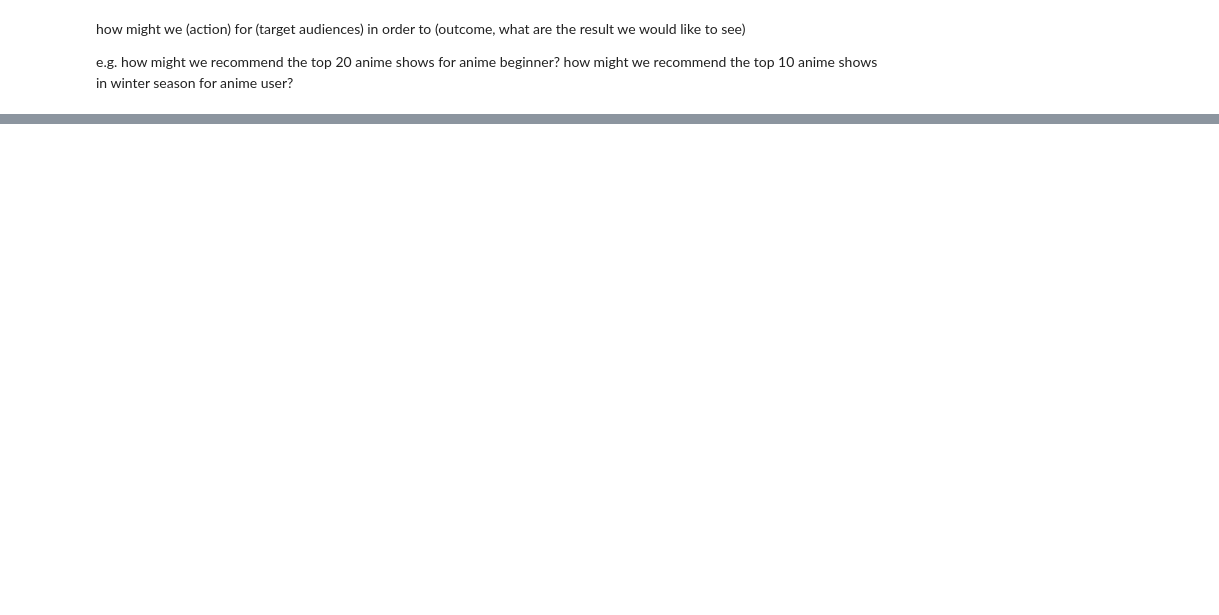
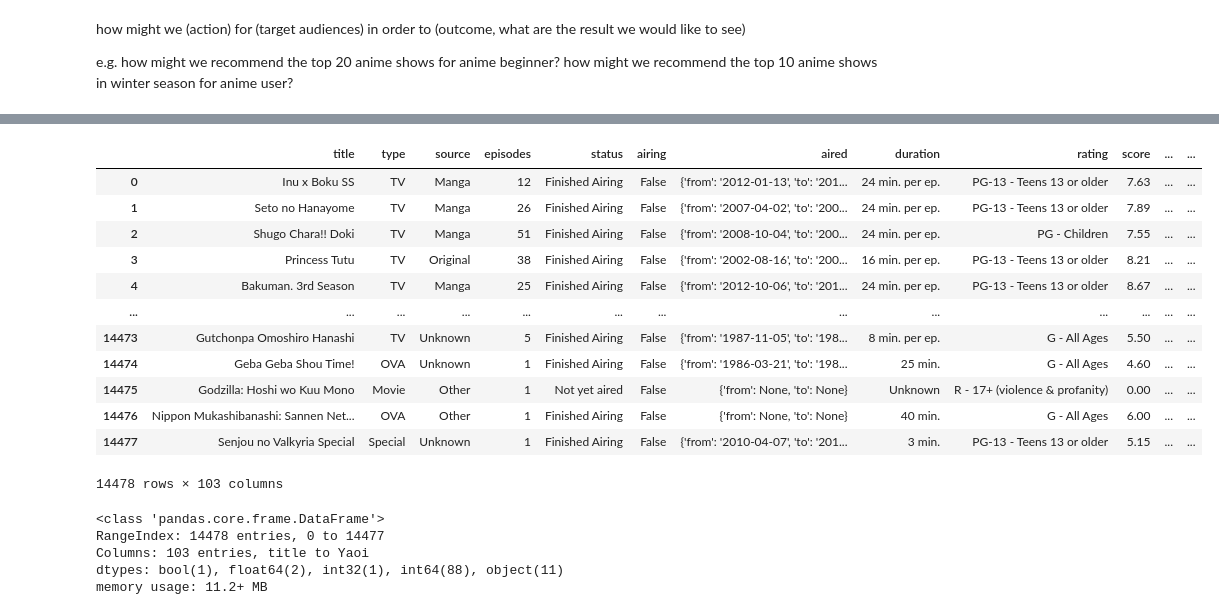
Before and after one commit to TanGuiShan/mini_project, a Jupyter notebook: Data import.ipynb, the cells around one changed output, grey strips where cells are left out. Drawn from its saved outputs; the diff is of its cells as text; code cells hidden in the pictures; blank space fills up the shorter version.

```diff
--- a/Data import.ipynb
+++ b/Data import.ipynb
@@ -182,0 +395,3 @@ how might we recommend the top 10 anime shows in winter season for anime user?
+# %%
+animelist_df = pd.concat([animelist, genre_animelist], axis=1)
+animelist_df.head()
@@ -182,0 +406,25 @@ how might we recommend the top 10 anime shows in winter season for anime user?
+# %%
+animelist_df.drop(columns=["genre"], inplace=True)
+animelist_df
+# %% [output]
+|  | title | type | source | episodes | status | airing | aired | duration | rating | score | ... | ... |
+| 0 | Inu x Boku SS | TV | Manga | 12 | Finished Airing | False | {'from': '2012-01-13', 'to': '201... | 24 min. per ep. | PG-13 - Teens 13 or older | 7.63 | ... | ... |
+| 1 | Seto no Hanayome | TV | Manga | 26 | Finished Airing | False | {'from': '2007-04-02', 'to': '200... | 24 min. per ep. | PG-13 - Teens 13 or older | 7.89 | ... | ... |
+| 2 | Shugo Chara!! Doki | TV | Manga | 51 | Finished Airing | False | {'from': '2008-10-04', 'to': '200... | 24 min. per ep. | PG - Children | 7.55 | ... | ... |
+| 3 | Princess Tutu | TV | Original | 38 | Finished Airing | False | {'from': '2002-08-16', 'to': '200... | 16 min. per ep. | PG-13 - Teens 13 or older | 8.21 | ... | ... |
+| 4 | Bakuman. 3rd Season | TV | Manga | 25 | Finished Airing | False | {'from': '2012-10-06', 'to': '201... | 24 min. per ep. | PG-13 - Teens 13 or older | 8.67 | ... | ... |
+| ... | ... | ... | ... | ... | ... | ... | ... | ... | ... | ... | ... | ... |
+| 14473 | Gutchonpa Omoshiro Hanashi | TV | Unknown | 5 | Finished Airing | False | {'from': '1987-11-05', 'to': '198... | 8 min. per ep. | G - All Ages | 5.50 | ... | ... |
+| 14474 | Geba Geba Shou Time! | OVA | Unknown | 1 | Finished Airing | False | {'from': '1986-03-21', 'to': '198... | 25 min. | G - All Ages | 4.60 | ... | ... |
+| 14475 | Godzilla: Hoshi wo Kuu Mono | Movie | Other | 1 | Not yet aired | False | {'from': None, 'to': None} | Unknown | R - 17+ (violence & profanity) | 0.00 | ... | ... |
+| 14476 | Nippon Mukashibanashi: Sannen Net... | OVA | Other | 1 | Finished Airing | False | {'from': None, 'to': None} | 40 min. | G - All Ages | 6.00 | ... | ... |
+| 14477 | Senjou no Valkyria Special | Special | Unknown | 1 | Finished Airing | False | {'from': '2010-04-07', 'to': '201... | 3 min. | PG-13 - Teens 13 or older | 5.15 | ... | ... |
+14478 rows × 103 columns
+# %%
+animelist_df.info()
+# %% [output]
+<class 'pandas.core.frame.DataFrame'>
+RangeIndex: 14478 entries, 0 to 14477
+Columns: 103 entries, title to Yaoi
+dtypes: bool(1), float64(2), int32(1), int64(88), object(11)
+memory usage: 11.2+ MB
```
Also changed, not shown: parts of 28 cells of this notebook.
